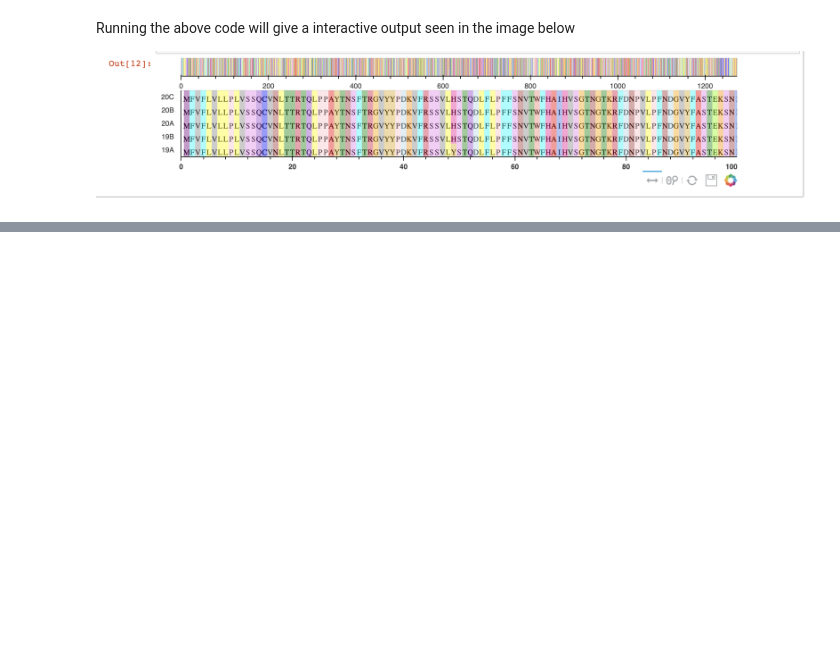
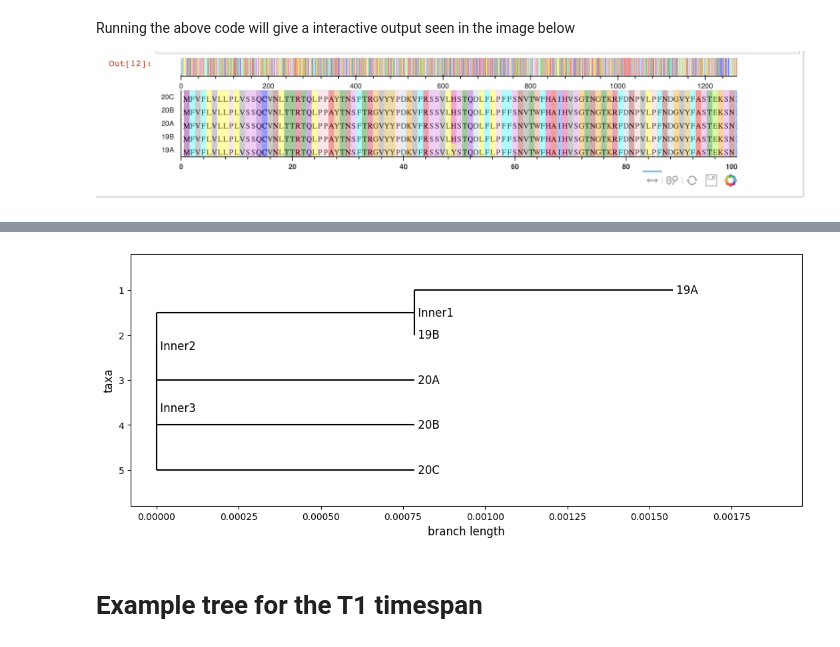
Before and after one commit to iejones/CptS_475_project, a Jupyter notebook: src/protien_sequence_alignment_explore/Clustalw_visualization.ipynb, the cells around one changed output, grey strips where cells are left out. Saved outputs shown, nothing was run; the diff lists cells and outputs as text; code cells hidden in the pictures; blank space fills up the shorter version.

Commit message:
Added code to create phylogenetic trees, updated readme

```diff
--- a/src/protien_sequence_alignment_explore/Clustalw_visualization.ipynb
+++ b/src/protien_sequence_alignment_explore/Clustalw_visualization.ipynb
@@ -206,0 +194,9 @@ _______________________________________|                         |__________
+# %%
+aln = AlignIO.read(os.path.join(project_dir, 'data', 'ClustalW_Files',
+    'Alignments', 'T1.aln'), 'clustal')
+
+from Bio.Phylo.TreeConstruction import DistanceCalculator
+#calculate the distance, aka the length of the legs on the tree
+calc = DistanceCalculator('identity')
+dist_matrix = calc.get_distance(aln)
+print(dist_matrix)
@@ -206,0 +210,8 @@ _______________________________________|                         |__________
+# %%
+#tree constructor
+from Bio.Phylo.TreeConstruction import DistanceTreeConstructor
+constructor = DistanceTreeConstructor(calc)
+
+clade_tree = constructor.build_tree(aln)
+clade_tree.rooted = True
+print(clade_tree)
@@ -206,0 +228,16 @@ _______________________________________|                         |__________
+# %%
+import matplotlib
+import matplotlib.pyplot as plt
+
+fig = plt.figure(figsize=(13,5), dpi=100)
+
+matplotlib.rc('font', size=12)
+matplotlib.rc('xtick', labelsize=10)
+matplotlib.rc('ytick', labelsize=10)
+
+axes = fig.add_subplot(1,1,1)
+Phylo.draw(clade_tree, axes=axes)
+# %% [output]
+[figure, added]
+# %% [markdown]
+# Example tree for the T1 timespan
```
Also changed, not shown: parts of 7 cells of this notebook, 1 other file.
